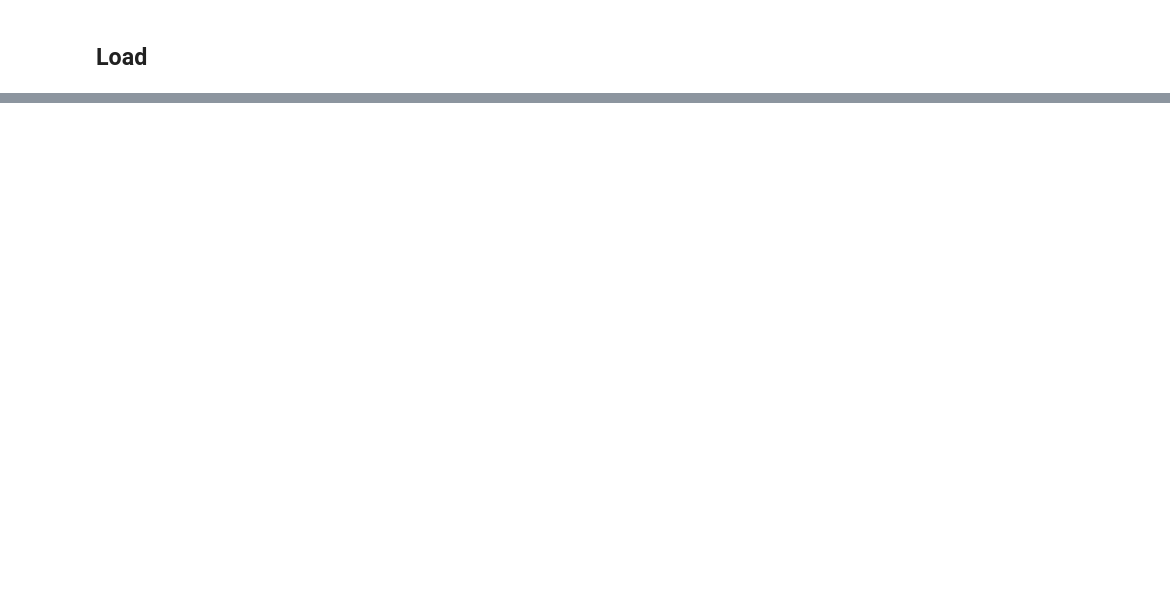
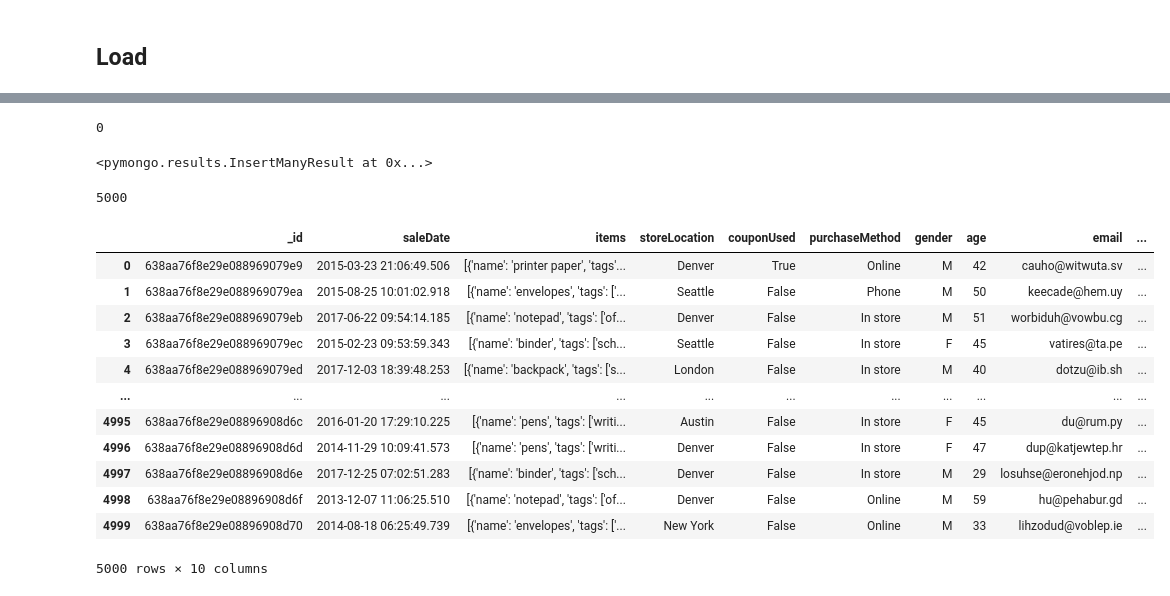
Before and after one commit to giobritos/soul_code_python, a Jupyter notebook: ED7-Exercícios-PT10.ipynb, the cells around one changed output, grey strips where cells are left out. Cells and saved outputs as stored; diff of their text form; code cells hidden in the pictures; blank space fills up the shorter version.

```diff
--- a/ED7-Exercícios-PT10.ipynb
+++ b/ED7-Exercícios-PT10.ipynb
@@ -149,0 +149,17 @@ dft.head(5)
+# %%
+dboriginal = client['sales']
+colecaosales = dboriginal['tratada']
+colecaosales.count_documents({})
+# %% [output]
+0
+# %%
+# enviar o DF para colecao selecionada no mongo
+df_dict = df.to_dict("records")
+
+colecaosales.insert_many(df_dict)
+# %% [output]
+<pymongo.results.InsertManyResult at 0x...>
+# %%
+colecaosales.count_documents({})
+# %% [output]
+5000
@@ -149,0 +169,19 @@ dft.head(5)
+# %%
+cursor = colecaosales.find({})
+dfsales= pd.DataFrame(list(cursor))
+# %%
+dfsales
+# %% [output]
+|  | _id | saleDate | items | storeLocation | couponUsed | purchaseMethod | gender | age | email | ... |
+| 0 | 638aa76f8e29e088969079e9 | 2015-03-23 21:06:49.506 | [{'name': 'printer paper', 'tags'... | Denver | True | Online | M | 42 | cauho@witwuta.sv | ... |
+| 1 | 638aa76f8e29e088969079ea | 2015-08-25 10:01:02.918 | [{'name': 'envelopes', 'tags': ['... | Seattle | False | Phone | M | 50 | keecade@hem.uy | ... |
+| 2 | 638aa76f8e29e088969079eb | 2017-06-22 09:54:14.185 | [{'name': 'notepad', 'tags': ['of... | Denver | False | In store | M | 51 | worbiduh@vowbu.cg | ... |
+| 3 | 638aa76f8e29e088969079ec | 2015-02-23 09:53:59.343 | [{'name': 'binder', 'tags': ['sch... | Seattle | False | In store | F | 45 | vatires@ta.pe | ... |
+| 4 | 638aa76f8e29e088969079ed | 2017-12-03 18:39:48.253 | [{'name': 'backpack', 'tags': ['s... | London | False | In store | M | 40 | dotzu@ib.sh | ... |
+| ... | ... | ... | ... | ... | ... | ... | ... | ... | ... | ... |
+| 4995 | 638aa76f8e29e08896908d6c | 2016-01-20 17:29:10.225 | [{'name': 'pens', 'tags': ['writi... | Austin | False | In store | F | 45 | du@rum.py | ... |
+| 4996 | 638aa76f8e29e08896908d6d | 2014-11-29 10:09:41.573 | [{'name': 'pens', 'tags': ['writi... | Denver | False | In store | F | 47 | dup@katjewtep.hr | ... |
+| 4997 | 638aa76f8e29e08896908d6e | 2017-12-25 07:02:51.283 | [{'name': 'binder', 'tags': ['sch... | Denver | False | In store | M | 29 | losuhse@eronehjod.np | ... |
+| 4998 | 638aa76f8e29e08896908d6f | 2013-12-07 11:06:25.510 | [{'name': 'notepad', 'tags': ['of... | Denver | False | Online | M | 59 | hu@pehabur.gd | ... |
+| 4999 | 638aa76f8e29e08896908d70 | 2014-08-18 06:25:49.739 | [{'name': 'envelopes', 'tags': ['... | New York | False | Online | M | 33 | lihzodud@voblep.ie | ... |
+5000 rows × 10 columns
```
Also changed, not shown: parts of 19 cells of this notebook.
